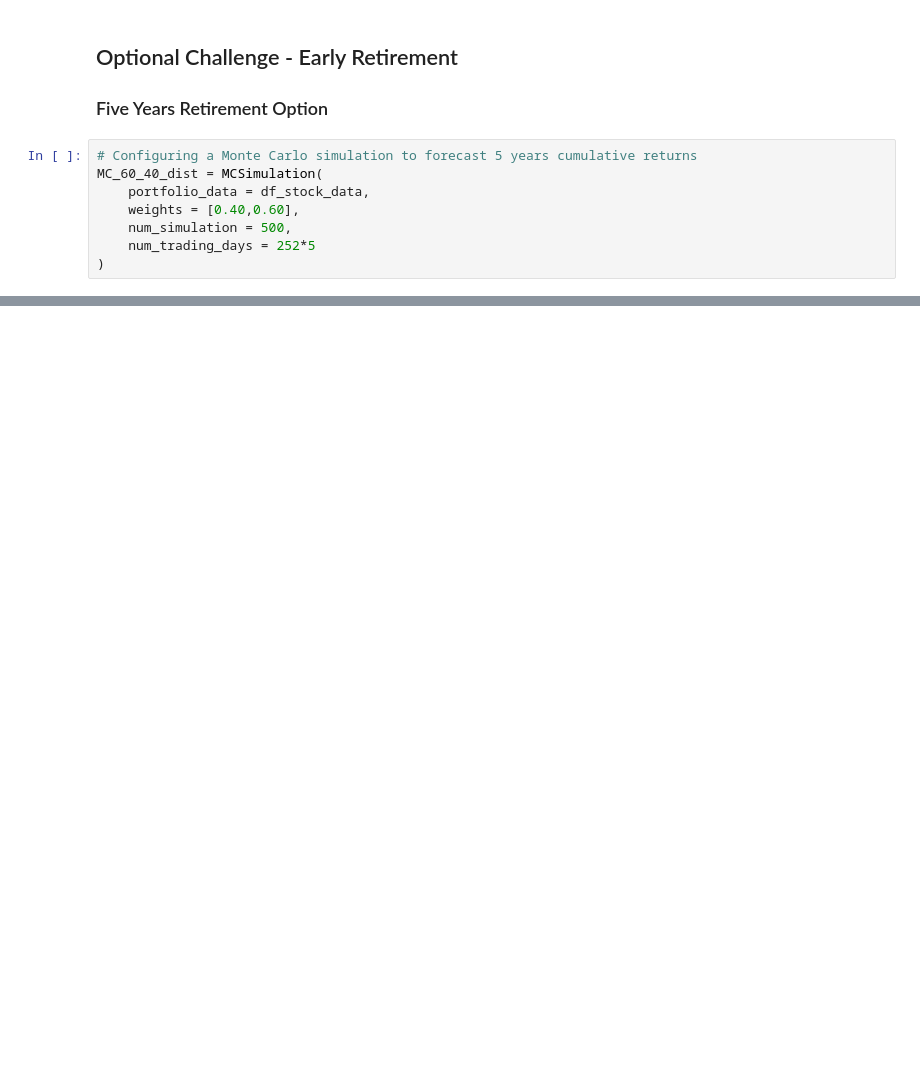
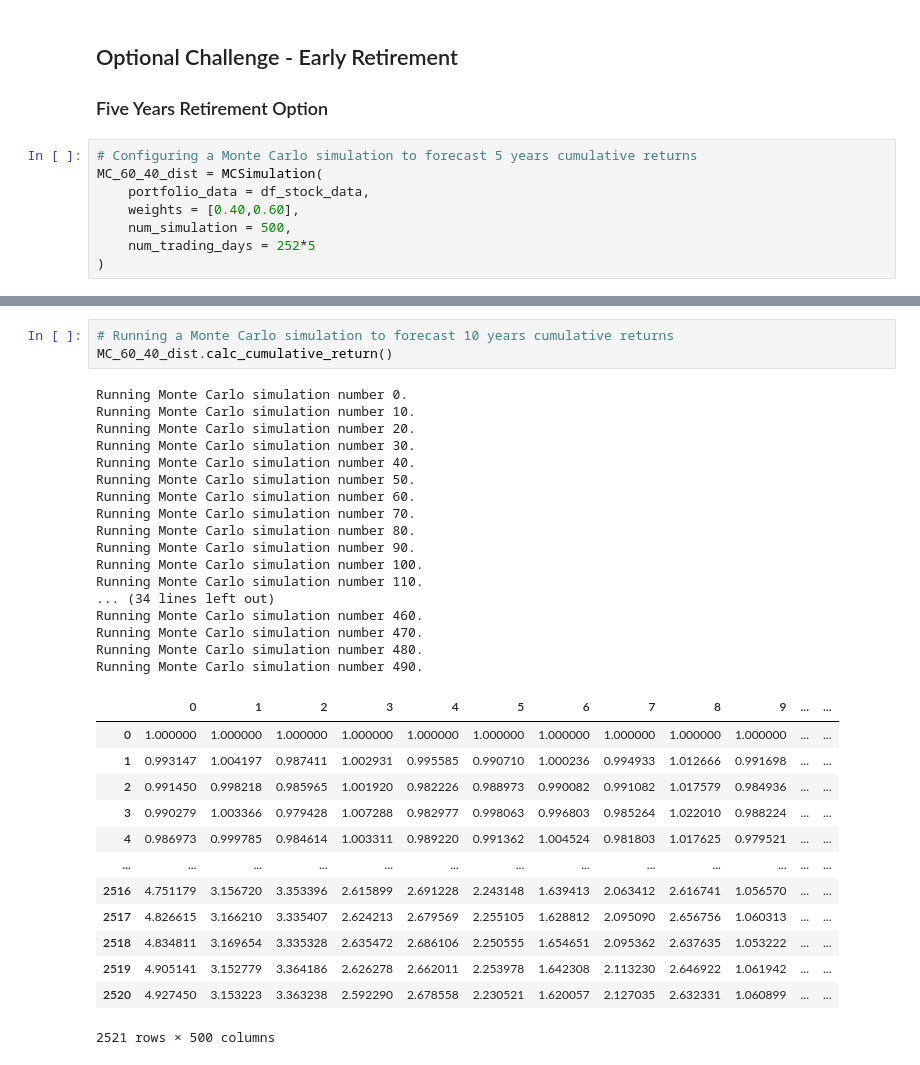
Before and after one commit to scoopcash/Module5, a Jupyter notebook: Instructions/Starter_Code/financial-planner.ipynb, the cells around one changed output, grey strips where cells are left out. Drawn from its saved outputs; the diff is of its cells as text; blank space fills up the shorter version.

```diff
--- a/Instructions/Starter_Code/financial-planner.ipynb
+++ b/Instructions/Starter_Code/financial-planner.ipynb
@@ -498,0 +443,34 @@ There is a 95% chance that an initial investment of $50000 in the portfolio over
+# %%
+# Running a Monte Carlo simulation to forecast 10 years cumulative returns
+MC_60_40_dist.calc_cumulative_return()
+# %% [output]
+Running Monte Carlo simulation number 0.
+Running Monte Carlo simulation number 10.
+Running Monte Carlo simulation number 20.
+Running Monte Carlo simulation number 30.
+Running Monte Carlo simulation number 40.
+Running Monte Carlo simulation number 50.
+Running Monte Carlo simulation number 60.
+Running Monte Carlo simulation number 70.
+Running Monte Carlo simulation number 80.
+Running Monte Carlo simulation number 90.
+Running Monte Carlo simulation number 100.
+Running Monte Carlo simulation number 110.
+... (34 lines left out)
+Running Monte Carlo simulation number 460.
+Running Monte Carlo simulation number 470.
+Running Monte Carlo simulation number 480.
+Running Monte Carlo simulation number 490.
+|  | 0 | 1 | 2 | 3 | 4 | 5 | 6 | 7 | 8 | 9 | ... | ... |
+| 0 | 1.000000 | 1.000000 | 1.000000 | 1.000000 | 1.000000 | 1.000000 | 1.000000 | 1.000000 | 1.000000 | 1.000000 | ... | ... |
+| 1 | 0.993147 | 1.004197 | 0.987411 | 1.002931 | 0.995585 | 0.990710 | 1.000236 | 0.994933 | 1.012666 | 0.991698 | ... | ... |
+| 2 | 0.991450 | 0.998218 | 0.985965 | 1.001920 | 0.982226 | 0.988973 | 0.990082 | 0.991082 | 1.017579 | 0.984936 | ... | ... |
+| 3 | 0.990279 | 1.003366 | 0.979428 | 1.007288 | 0.982977 | 0.998063 | 0.996803 | 0.985264 | 1.022010 | 0.988224 | ... | ... |
+| 4 | 0.986973 | 0.999785 | 0.984614 | 1.003311 | 0.989220 | 0.991362 | 1.004524 | 0.981803 | 1.017625 | 0.979521 | ... | ... |
+| ... | ... | ... | ... | ... | ... | ... | ... | ... | ... | ... | ... | ... |
+| 2516 | 4.751179 | 3.156720 | 3.353396 | 2.615899 | 2.691228 | 2.243148 | 1.639413 | 2.063412 | 2.616741 | 1.056570 | ... | ... |
+| 2517 | 4.826615 | 3.166210 | 3.335407 | 2.624213 | 2.679569 | 2.255105 | 1.628812 | 2.095090 | 2.656756 | 1.060313 | ... | ... |
+| 2518 | 4.834811 | 3.169654 | 3.335328 | 2.635472 | 2.686106 | 2.250555 | 1.654651 | 2.095362 | 2.637635 | 1.053222 | ... | ... |
+| 2519 | 4.905141 | 3.152779 | 3.364186 | 2.626278 | 2.662011 | 2.253978 | 1.642308 | 2.113230 | 2.646922 | 1.061942 | ... | ... |
+| 2520 | 4.927450 | 3.153223 | 3.363238 | 2.592290 | 2.678558 | 2.230521 | 1.620057 | 2.127035 | 2.632331 | 1.060899 | ... | ... |
+2521 rows × 500 columns
```
Also changed, not shown: parts of 27 cells of this notebook.
